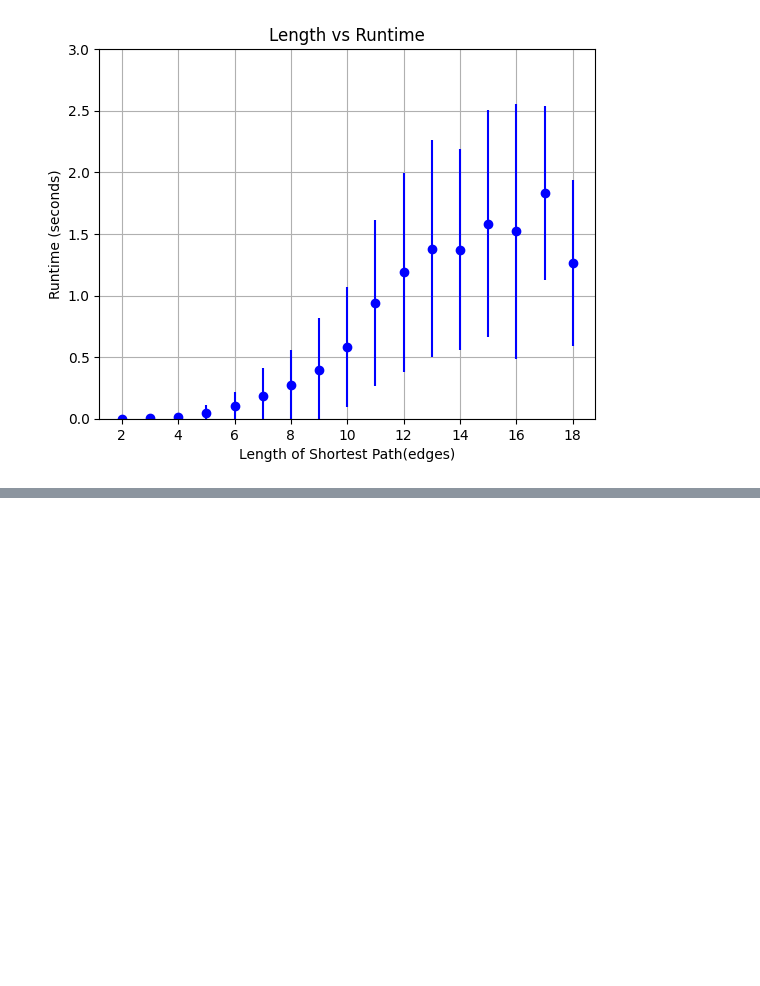
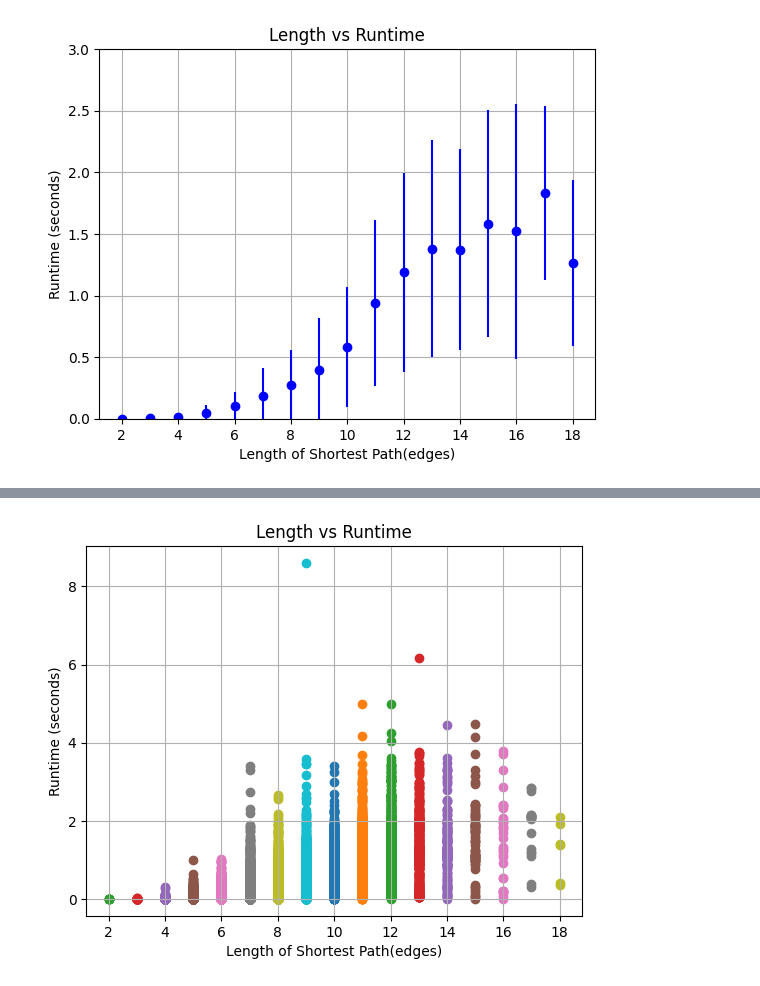
Before and after one commit to hurricaneJoef/WIKI_LINKS, a Jupyter notebook: AlgPerformanceComparisonNB.ipynb, the cells around one changed output, grey strips where cells are left out. Drawn from its saved outputs; the diff is of its cells as text; code cells hidden in the pictures; blank space fills up the shorter version.

Commit message:
Add Scatterplot and Text
Adds some text between some of the previous cells and adds a scatterplot revealing what the data actually looks like

```diff
--- a/AlgPerformanceComparisonNB.ipynb
+++ b/AlgPerformanceComparisonNB.ipynb
@@ -121,11 +121,11 @@ for i in range(len(bds_runtimes)):
     if bds_degrees[i] == 18:
         bds_runtime_degX8_r.append(bds_runtimes[i])
     if bds_degrees[i] == 19:
-        if len(bds_outputs[i]) != 0:
+        if len(bds_outputs[i]) == 0:
+            bds_runtime_none.append(bds_runtimes[i])
+        else:
             bds_runtime_degX9_r.append(bds_runtimes[i])
-        else:
-            bds_runtime_none.append(bds_runtimes[i])
-    if bds_degrees[i] == 20:
-        bds_runtime_deg2X_r.append(bds_runtimes[i])
+    #if bds_degrees[i] == 20:
+    #    bds_runtime_deg2X_r.append(bds_runtimes[i])
     #if bds_degrees[i] == 1000000:
     #    bds_runtime_none.append(bds_runtimes[i])
@@ -212,0 +242,34 @@ plt.errorbar(21, bds_none_mean, yerr= bds_none_std, fmt='--o', color='blue')
+# %%
+plt.figure() #initialize the figure
+plt.ylabel("Runtime (seconds)") # adds a Y label
+plt.xlabel("Length of Shortest Path(edges)")
+plt.title("Length vs Runtime")
+plt.grid(True)
+#plt.ylim(0,10)
+
+plt.scatter(deg_0, bds_runtime_deg0_r)
+plt.scatter(deg_1, bds_runtime_deg1_r)
+plt.scatter(deg_2, bds_runtime_deg2_r)
+plt.scatter(deg_3, bds_runtime_deg3_r)
+plt.scatter(deg_4, bds_runtime_deg4_r)
+plt.scatter(deg_5, bds_runtime_deg5_r)
+plt.scatter(deg_6, bds_runtime_deg6_r)
+plt.scatter(deg_7, bds_runtime_deg7_r)
+plt.scatter(deg_8, bds_runtime_deg8_r)
+plt.scatter(deg_9, bds_runtime_deg9_r)
+plt.scatter(deg_X, bds_runtime_degX_r)
+plt.scatter(deg_X1, bds_runtime_degX1_r)
+plt.scatter(deg_X2, bds_runtime_degX2_r)
+plt.scatter(deg_X3, bds_runtime_degX3_r)
+plt.scatter(deg_X4, bds_runtime_degX4_r)
+plt.scatter(deg_X5, bds_runtime_degX5_r)
+plt.scatter(deg_X6, bds_runtime_degX6_r)
+plt.scatter(deg_X7, bds_runtime_degX7_r)
+plt.scatter(deg_X8, bds_runtime_degX8_r)
+#plt.scatter(deg_X9, bds_runtime_degX9_r)
+#plt.scatter(deg_2X, bds_runtime_deg2X_r)
+plt.scatter(deg_na, bds_runtime_none)
+
+plt.show()
+# %% [output]
+[figure, added]
```
Also changed, not shown: parts of 9 cells of this notebook.
